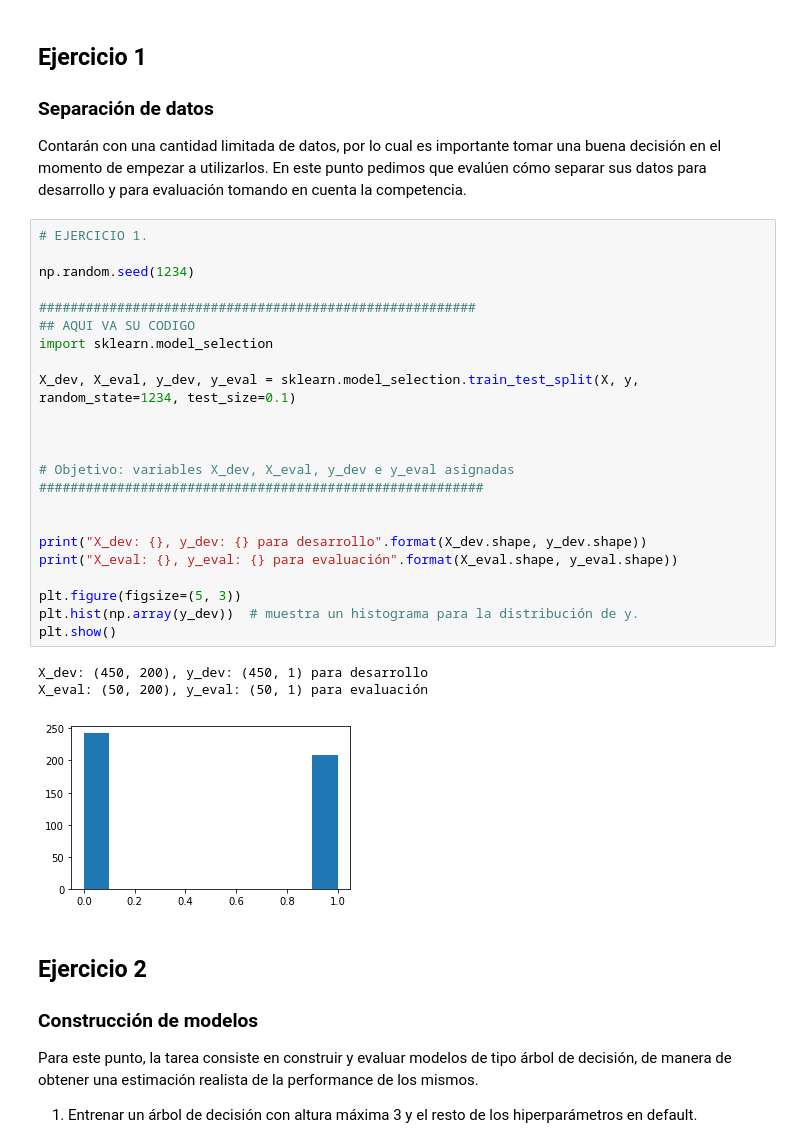
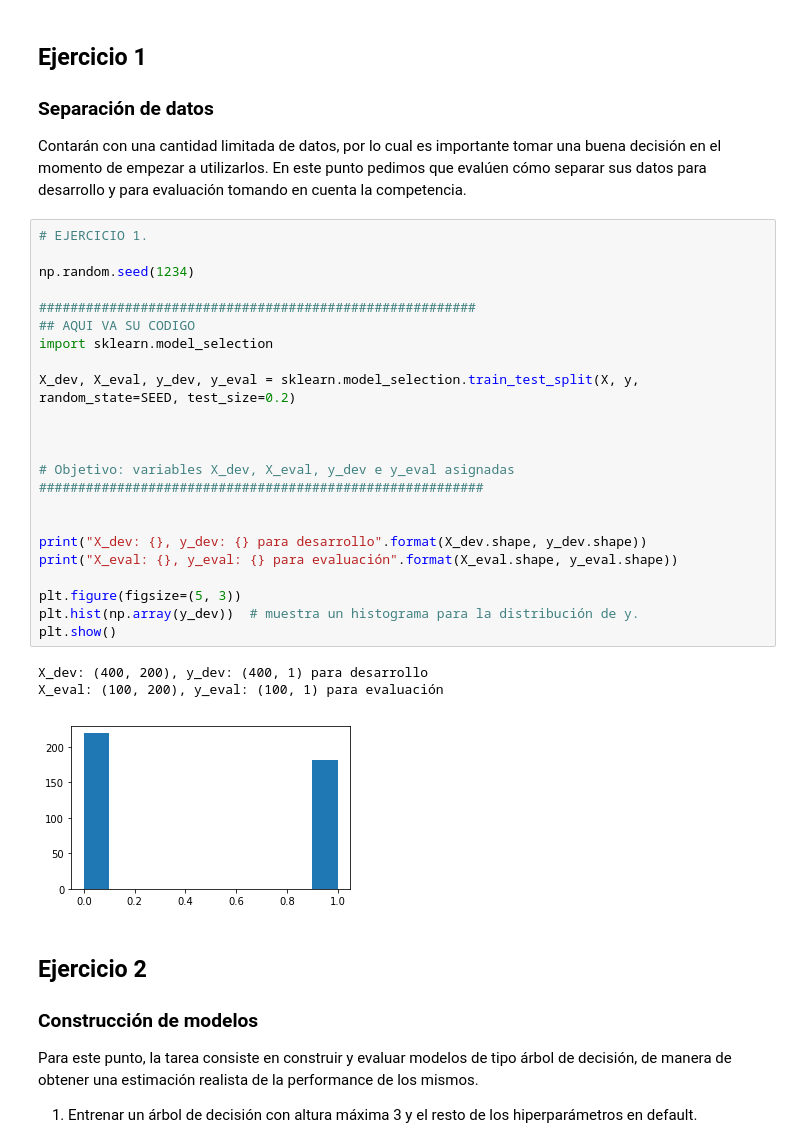
Before and after one commit to marialaraa/aa-notebooks, a Jupyter notebook: TP1/TP1.ipynb, the cells around one changed output. Drawn from its saved outputs; the diff is of its cells as text.

```diff
--- a/TP1/TP1.ipynb
+++ b/TP1/TP1.ipynb
@@ -102,30 +102,30 @@ Contarán con una cantidad limitada de datos, por lo cual es importante tomar un
 # %%
 # EJERCICIO 1.
 
 np.random.seed(1234)
 
 ########################################################
 ## AQUI VA SU CODIGO
 import sklearn.model_selection
 
-X_dev, X_eval, y_dev, y_eval = sklearn.model_selection.train_test_split(X, y, random_state=1234, test_size=0.1)
+X_dev, X_eval, y_dev, y_eval = sklearn.model_selection.train_test_split(X, y, random_state=SEED, test_size=0.2)
 
 
 
 # Objetivo: variables X_dev, X_eval, y_dev e y_eval asignadas
 #########################################################
 
 
 print("X_dev: {}, y_dev: {} para desarrollo".format(X_dev.shape, y_dev.shape))
 print("X_eval: {}, y_eval: {} para evaluación".format(X_eval.shape, y_eval.shape))
 
 plt.figure(figsize=(5, 3))
 plt.hist(np.array(y_dev))  # muestra un histograma para la distribución de y.
 plt.show()
 # %% [output]
-X_dev: (450, 200), y_dev: (450, 1) para desarrollo
-X_eval: (50, 200), y_eval: (50, 1) para evaluación
+X_dev: (400, 200), y_dev: (400, 1) para desarrollo
+X_eval: (100, 200), y_eval: (100, 1) para evaluación
-[figure, old version]
+[figure, new version]
 # %% [markdown]
 ## Ejercicio 2
 
```
Also changed, not shown: parts of 2 cells of this notebook.
